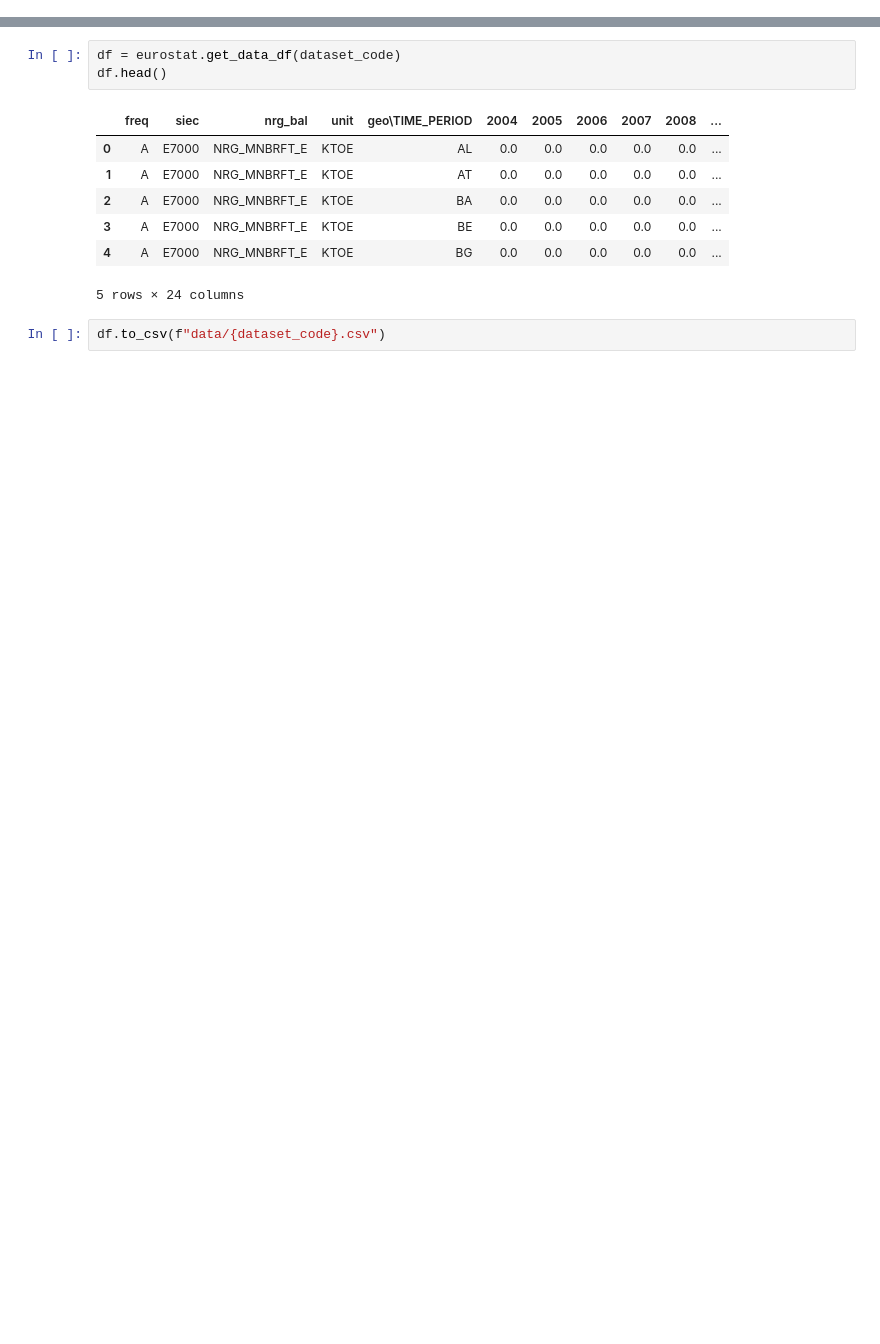
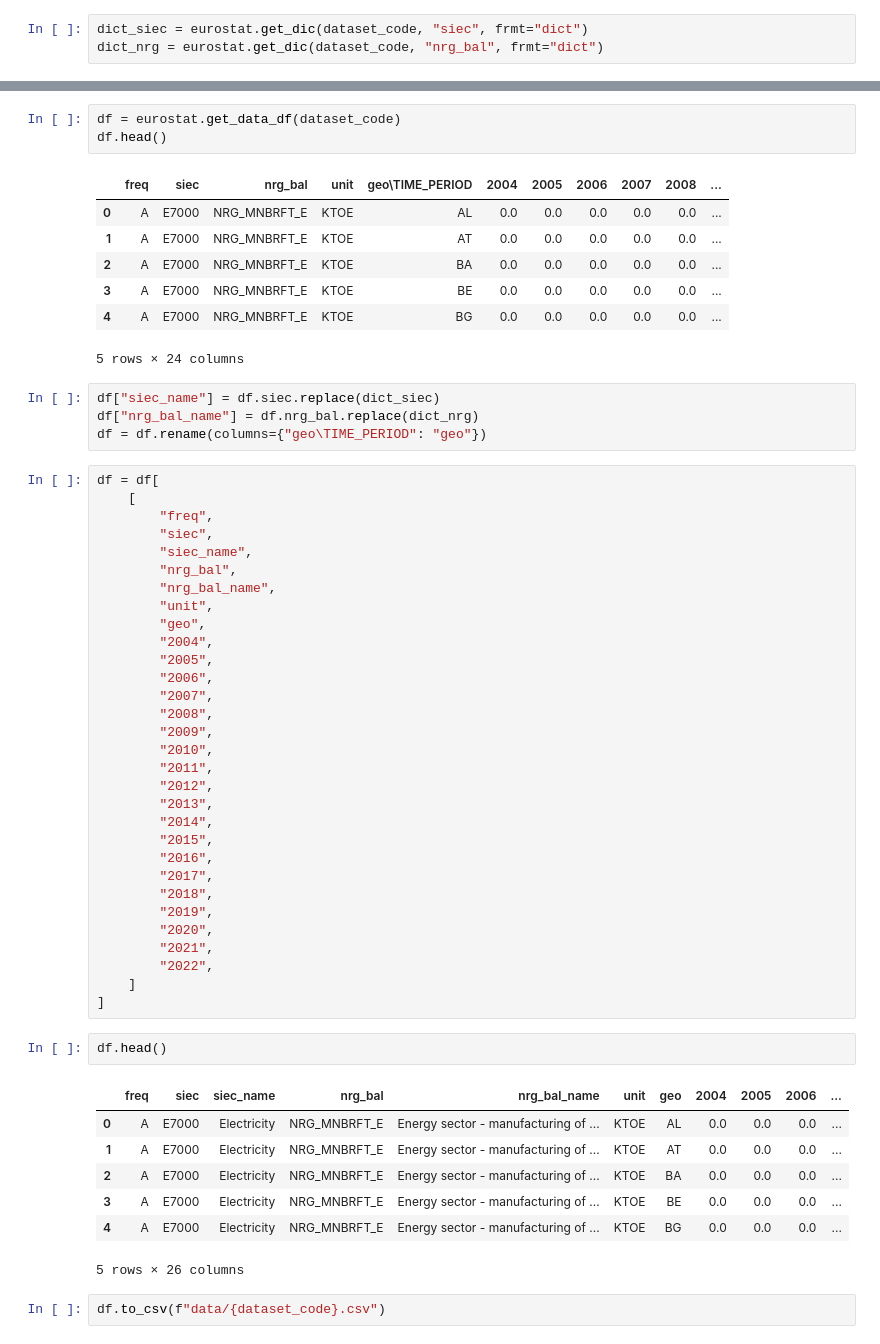
Before and after one commit to RomainBes/Eurostat, a Jupyter notebook: Eurostat.ipynb, the cells around one changed output, grey strips where cells are left out. Cells and saved outputs as stored; diff of their text form; blank space fills up the shorter version.

```diff
--- a/Eurostat.ipynb
+++ b/Eurostat.ipynb
@@ -34,0 +63,3 @@ geo
+# %%
+dict_siec = eurostat.get_dic(dataset_code, "siec", frmt="dict")
+dict_nrg = eurostat.get_dic(dataset_code, "nrg_bal", frmt="dict")
@@ -43,5 +94,50 @@ df.head()
 | 3 | A | E7000 | NRG_MNBRFT_E | KTOE | BE | 0.0 | 0.0 | 0.0 | 0.0 | 0.0 | ... |
 | 4 | A | E7000 | NRG_MNBRFT_E | KTOE | BG | 0.0 | 0.0 | 0.0 | 0.0 | 0.0 | ... |
 5 rows × 24 columns
+# %%
+df["siec_name"] = df.siec.replace(dict_siec)
+df["nrg_bal_name"] = df.nrg_bal.replace(dict_nrg)
+df = df.rename(columns={"geo\TIME_PERIOD": "geo"})
+# %%
+df = df[
+    [
+        "freq",
+        "siec",
+        "siec_name",
+        "nrg_bal",
+        "nrg_bal_name",
+        "unit",
+        "geo",
+        "2004",
+        "2005",
+        "2006",
+        "2007",
+        "2008",
+        "2009",
+        "2010",
+        "2011",
+        "2012",
+        "2013",
+        "2014",
+        "2015",
+        "2016",
+        "2017",
+        "2018",
+        "2019",
+        "2020",
+        "2021",
+        "2022",
+    ]
+]
+# %%
+df.head()
+# %% [output]
+|  | freq | siec | siec_name | nrg_bal | nrg_bal_name | unit | geo | 2004 | 2005 | 2006 | ... |
+| 0 | A | E7000 | Electricity | NRG_MNBRFT_E | Energy sector - manufacturing of ... | KTOE | AL | 0.0 | 0.0 | 0.0 | ... |
+| 1 | A | E7000 | Electricity | NRG_MNBRFT_E | Energy sector - manufacturing of ... | KTOE | AT | 0.0 | 0.0 | 0.0 | ... |
+| 2 | A | E7000 | Electricity | NRG_MNBRFT_E | Energy sector - manufacturing of ... | KTOE | BA | 0.0 | 0.0 | 0.0 | ... |
+| 3 | A | E7000 | Electricity | NRG_MNBRFT_E | Energy sector - manufacturing of ... | KTOE | BE | 0.0 | 0.0 | 0.0 | ... |
+| 4 | A | E7000 | Electricity | NRG_MNBRFT_E | Energy sector - manufacturing of ... | KTOE | BG | 0.0 | 0.0 | 0.0 | ... |
+5 rows × 26 columns
 # %%
 df.to_csv(f"data/{dataset_code}.csv")
```
Also changed, not shown: parts of 19 cells of this notebook, 2 other files.
